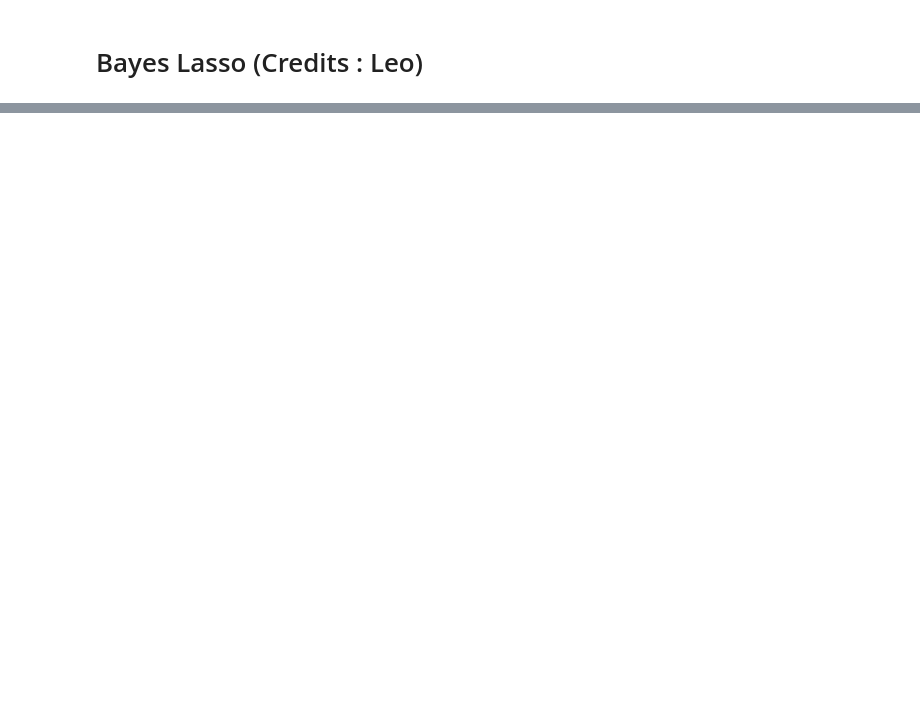
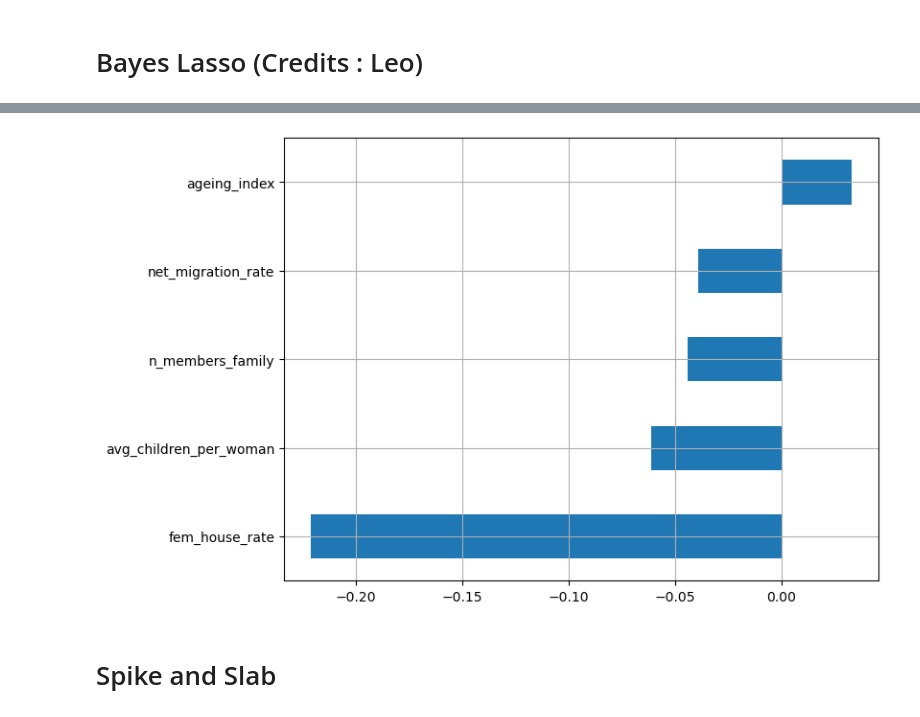
Before and after one commit to leonardotisato/Bayesian-Statistics-Project, a Jupyter notebook: analysis/analysis_freq_bayes_offset.ipynb, the cells around one changed output, grey strips where cells are left out. Cells and saved outputs as stored; diff of their text form; code cells hidden in the pictures; blank space fills up the shorter version.

```diff
--- a/analysis/analysis_freq_bayes_offset.ipynb
+++ b/analysis/analysis_freq_bayes_offset.ipynb
@@ -131,0 +179,19 @@ plt.show()
+# %%
+summary_beta = az.summary(trace, var_names=["beta"], hdi_prob=0.95)
+
+summary_beta.index = selected_covariates
+
+summary_beta["contains_zero"] = (
+    (summary_beta["hdi_2.5%"] <= 0) &
+    (summary_beta["hdi_97.5%"] >= 0)
+)
+
+# summary_beta["contains_zero"] = (
+#     (summary_beta["hdi_5%"] <= 0) &
+#     (summary_beta["hdi_95%"] >= 0)
+# )
+
+summary_beta = summary_beta.sort_values("mean", key=np.abs, ascending=False)
+
+print(summary_beta[["mean", "hdi_2.5%", "hdi_97.5%", "contains_zero"]])
+# print(summary_beta[["mean", "hdi_5%", "hdi_95%", "contains_zero"]])
@@ -132 +238,12 @@ plt.show()
+# %%
+important_covariates=summary_beta[summary_beta["mean"].abs()>0.027]['mean']
+
+plt.figure(figsize=(8,6))
+important_covariates.sort_values().plot(kind='barh')
+plt.grid(True)
+plt.show()
+# %% [output]
+[figure, added]
+# %% [markdown]
+# Spike and Slab
 # %%
```
Also changed, not shown: parts of 16 cells of this notebook, 1 other file.
